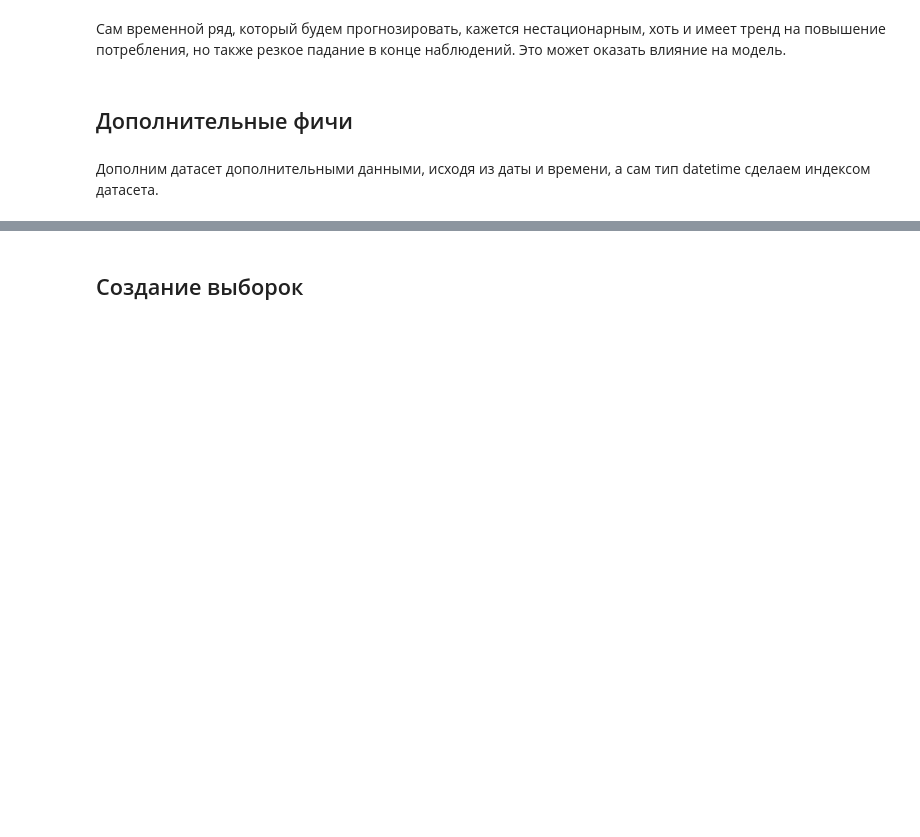
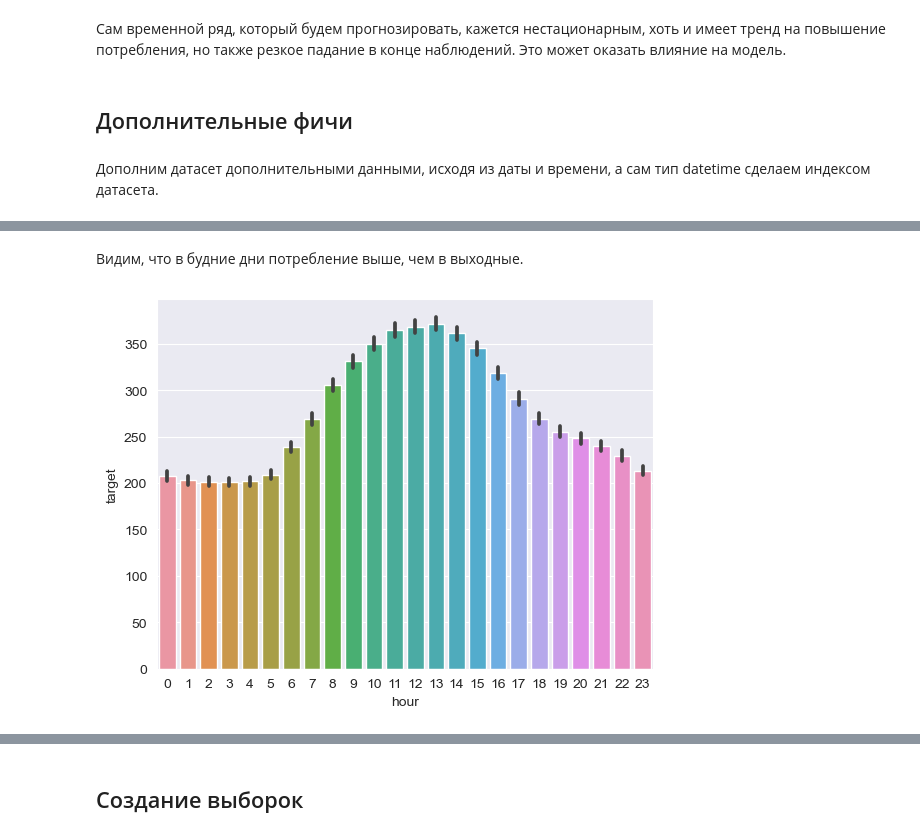
Before and after one commit to themjdex/energy-behavior-predictions, a Jupyter notebook: Enefit.ipynb, the cells around one changed output, grey strips where cells are left out. Saved outputs shown, nothing was run; the diff lists cells and outputs as text; code cells hidden in the pictures; blank space fills up the shorter version.

```diff
--- a/Enefit.ipynb
+++ b/Enefit.ipynb
@@ -682,0 +694,6 @@ final_data.head()
+# %% [markdown]
+Видим, что в будние дни потребление выше, чем в выходные.
+# %%
+sns.barplot(data=final_data, x='hour', y='target');
+# %% [output]
+[figure, added]
```
Also changed, not shown: parts of 16 cells of this notebook.
